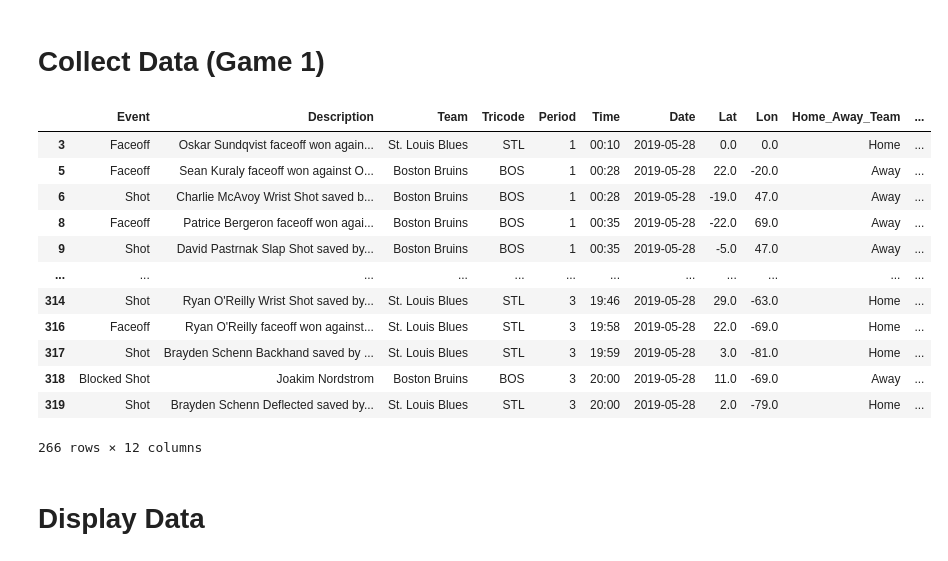
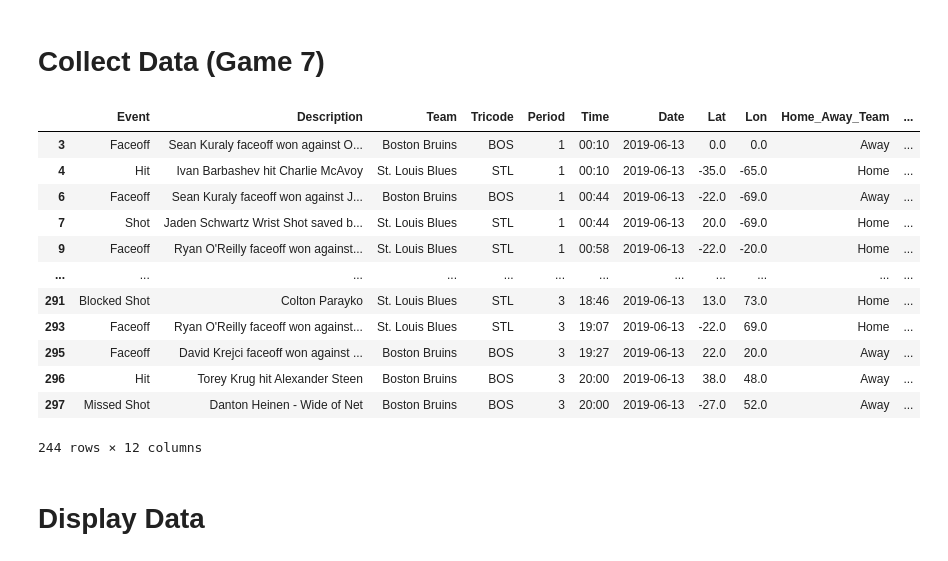
Before and after one commit to vanmeciv/icerinks, a Jupyter notebook: finals/py/Game7/Game_7.ipynb, the cells around one changed output. Saved outputs shown, nothing was run; the diff lists cells and outputs as text; code cells hidden in the pictures.

Commit message:
updating game data

```diff
--- a/finals/py/Game7/Game_7.ipynb
+++ b/finals/py/Game7/Game_7.ipynb
@@ -1,5 +1,5 @@
 # %% [markdown]
-# Collect Data (Game 1)
+# Collect Data (Game 7)
 # %%
 import requests
 import json
@@ -21,7 +21,7 @@ import re
 # https://stackoverflow.com/questions/41100303/convert-api-to-pandas-dataframe
 
 
-r = requests.get('https://statsapi.web.nhl.com/api/v1/game/2018030411/feed/live')
+r = requests.get('https://statsapi.web.nhl.com/api/v1/game/2018030417/feed/live')
 
 
 def jprint(obj):
@@ -166,44 +166,44 @@ df['Swap'] = np.where(df['Period'].values == df['AssigningSides'].astype(int), '
 
 # Create new column that returns opposite longitude for everything during 2nd Period (*-1)
 # df['Lon_2ndPer'] = np.where(df['Period'] == 2, df['Lon']*-1, df['Lon'])
 #Transpose the New column over the old "Lon"
 df['Lon'] = np.where(df['Period'] == 2, df['Lon']*-1, df['Lon'])
 
 # #Transpose the new column over the old "lon" only during the 2nd period
 # df['Lon'] = np.where(df['Period'] == 2, df['AwayLon_2ndPer'], )
 
 
 
 # df['Lon'] = np.where(df['Period'] != 2, df['AwayLon_2ndPer'], 0.0)
 
 
 
 # #NEW CODE (Makes everything on X-Axis Opposite)
 # df['2ndPer_ZoneChange'] = np.where(df['Lon'] != 0, df['Lon']*-1, 0)
 
 
 # #Transpose the New column over the old "Lon"
 # df['Lon'] = np.where(df['Period'] == 2, df['Lon']*-1, 0)
 
 pd.set_option("display.max_rows", 30)
 
 df
 
 # # SAVING TO FILE!
 # df.to_csv('2019SCF_events.csv', header = True, mode = 'a')
 # %% [output]
 |  | Event | Description | Team | Tricode | Period | Time | Date | Lat | Lon | Home_Away_Team | ... |
-| 3 | Faceoff | Oskar Sundqvist faceoff won again... | St. Louis Blues | STL | 1 | 00:10 | 2019-05-28 | 0.0 | 0.0 | Home | ... |
-| 5 | Faceoff | Sean Kuraly faceoff won against O... | Boston Bruins | BOS | 1 | 00:28 | 2019-05-28 | 22.0 | -20.0 | Away | ... |
-| 6 | Shot | Charlie McAvoy Wrist Shot saved b... | Boston Bruins | BOS | 1 | 00:28 | 2019-05-28 | -19.0 | 47.0 | Away | ... |
-| 8 | Faceoff | Patrice Bergeron faceoff won agai... | Boston Bruins | BOS | 1 | 00:35 | 2019-05-28 | -22.0 | 69.0 | Away | ... |
-| 9 | Shot | David Pastrnak Slap Shot saved by... | Boston Bruins | BOS | 1 | 00:35 | 2019-05-28 | -5.0 | 47.0 | Away | ... |
+| 3 | Faceoff | Sean Kuraly faceoff won against O... | Boston Bruins | BOS | 1 | 00:10 | 2019-06-13 | 0.0 | 0.0 | Away | ... |
+| 4 | Hit | Ivan Barbashev hit Charlie McAvoy | St. Louis Blues | STL | 1 | 00:10 | 2019-06-13 | -35.0 | -65.0 | Home | ... |
+| 6 | Faceoff | Sean Kuraly faceoff won against J... | Boston Bruins | BOS | 1 | 00:44 | 2019-06-13 | -22.0 | -69.0 | Away | ... |
+| 7 | Shot | Jaden Schwartz Wrist Shot saved b... | St. Louis Blues | STL | 1 | 00:44 | 2019-06-13 | 20.0 | -69.0 | Home | ... |
+| 9 | Faceoff | Ryan O'Reilly faceoff won against... | St. Louis Blues | STL | 1 | 00:58 | 2019-06-13 | -22.0 | -20.0 | Home | ... |
 | ... | ... | ... | ... | ... | ... | ... | ... | ... | ... | ... | ... |
-| 314 | Shot | Ryan O'Reilly Wrist Shot saved by... | St. Louis Blues | STL | 3 | 19:46 | 2019-05-28 | 29.0 | -63.0 | Home | ... |
-| 316 | Faceoff | Ryan O'Reilly faceoff won against... | St. Louis Blues | STL | 3 | 19:58 | 2019-05-28 | 22.0 | -69.0 | Home | ... |
-| 317 | Shot | Brayden Schenn Backhand saved by ... | St. Louis Blues | STL | 3 | 19:59 | 2019-05-28 | 3.0 | -81.0 | Home | ... |
-| 318 | Blocked Shot | Joakim Nordstrom | Boston Bruins | BOS | 3 | 20:00 | 2019-05-28 | 11.0 | -69.0 | Away | ... |
-| 319 | Shot | Brayden Schenn Deflected saved by... | St. Louis Blues | STL | 3 | 20:00 | 2019-05-28 | 2.0 | -79.0 | Home | ... |
+| 291 | Blocked Shot | Colton Parayko | St. Louis Blues | STL | 3 | 18:46 | 2019-06-13 | 13.0 | 73.0 | Home | ... |
+| 293 | Faceoff | Ryan O'Reilly faceoff won against... | St. Louis Blues | STL | 3 | 19:07 | 2019-06-13 | -22.0 | 69.0 | Home | ... |
+| 295 | Faceoff | David Krejci faceoff won against ... | Boston Bruins | BOS | 3 | 19:27 | 2019-06-13 | 22.0 | 20.0 | Away | ... |
+| 296 | Hit | Torey Krug hit Alexander Steen | Boston Bruins | BOS | 3 | 20:00 | 2019-06-13 | 38.0 | 48.0 | Away | ... |
+| 297 | Missed Shot | Danton Heinen - Wide of Net | Boston Bruins | BOS | 3 | 20:00 | 2019-06-13 | -27.0 | 52.0 | Away | ... |
-266 rows × 12 columns
+244 rows × 12 columns
 # %% [markdown]
 # Display Data
```
Also changed, not shown: parts of 1 cell of this notebook.
